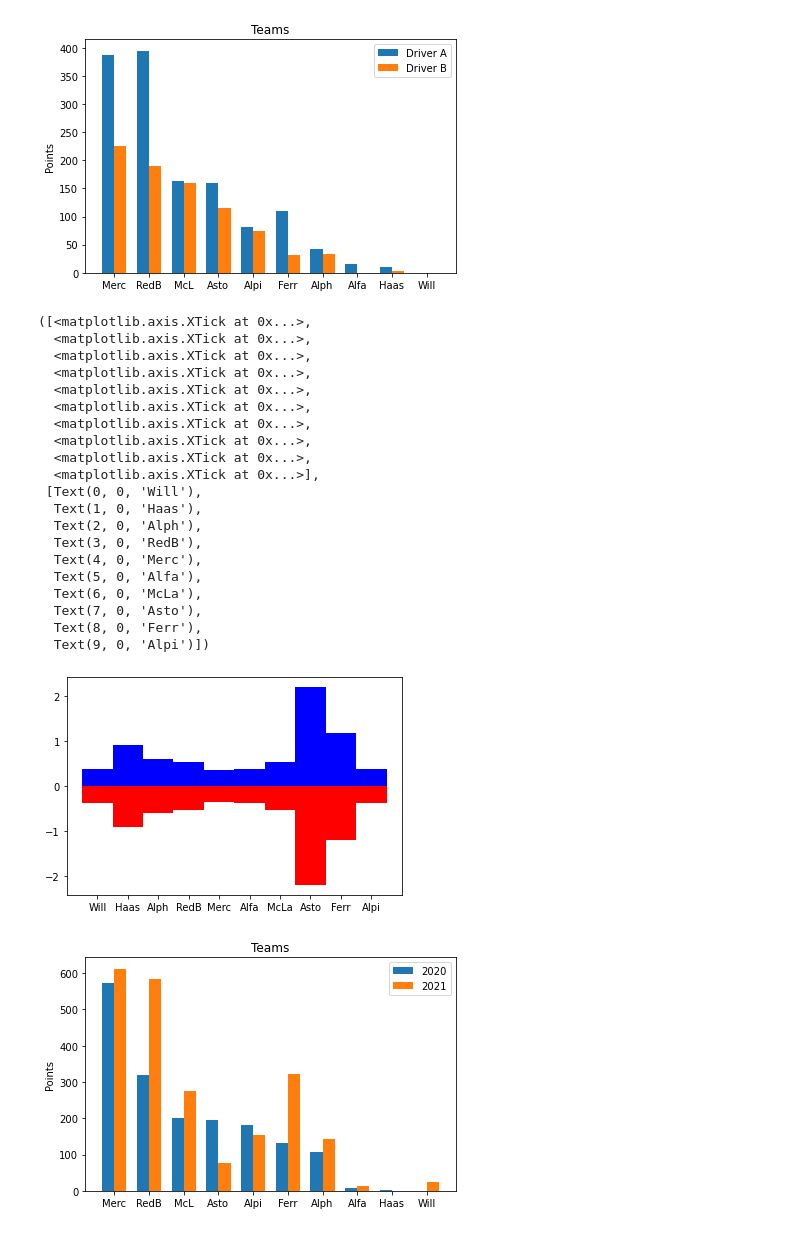
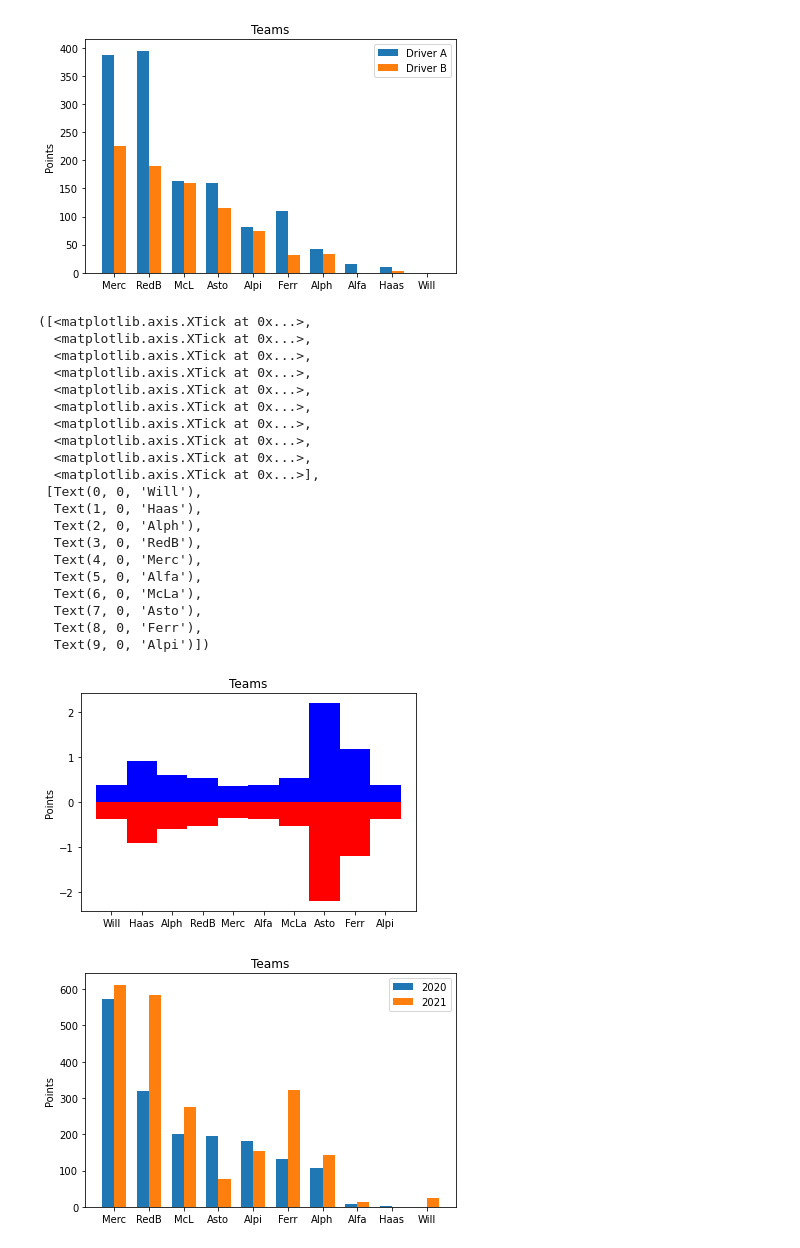
Before and after one commit to fennolly/fennolly-UCDPA_John_Fennell, a Jupyter notebook: Project.ipynb, the cells around one changed output. Cells and saved outputs as stored; diff of their text form; code cells hidden in the pictures.

```diff
--- a/Project.ipynb
+++ b/Project.ipynb
@@ -293,34 +294,36 @@ plt.show()
 x = range(10)
 # The negative values represent the amount of time less than their team mate it took to complete a lap on avg
 Fastest = [-0.371,-0.908,-0.603,-0.528,-0.347,-0.37,-0.536,-2.188,-1.185,-0.369]
 Slowest= [0.371,0.908,0.603,0.528,0.347,0.37,0.536,2.188,1.185,0.369]
 fig = plt.figure()
 ax = plt.subplot(111)
 ax.bar(x, Fastest, width=1, color='r')
 ax.bar(x, Slowest, width=1, color='b')
+ax.set_ylabel('Points')
+ax.set_title('Teams')
 plt.xticks(x, ['Will','Haas','Alph','RedB','Merc','Alfa','McLa','Asto','Ferr','Alpi'])
 # %% [output]
 ([<matplotlib.axis.XTick at 0x...>,
   <matplotlib.axis.XTick at 0x...>,
   <matplotlib.axis.XTick at 0x...>,
   <matplotlib.axis.XTick at 0x...>,
   <matplotlib.axis.XTick at 0x...>,
   <matplotlib.axis.XTick at 0x...>,
   <matplotlib.axis.XTick at 0x...>,
   <matplotlib.axis.XTick at 0x...>,
   <matplotlib.axis.XTick at 0x...>,
   <matplotlib.axis.XTick at 0x...>],
  [Text(0, 0, 'Will'),
   Text(1, 0, 'Haas'),
   Text(2, 0, 'Alph'),
   Text(3, 0, 'RedB'),
   Text(4, 0, 'Merc'),
   Text(5, 0, 'Alfa'),
   Text(6, 0, 'McLa'),
   Text(7, 0, 'Asto'),
   Text(8, 0, 'Ferr'),
   Text(9, 0, 'Alpi')])
-[figure, old version]
+[figure, new version]
 # %%
 
 
```
Also changed, not shown: parts of 7 cells of this notebook.
